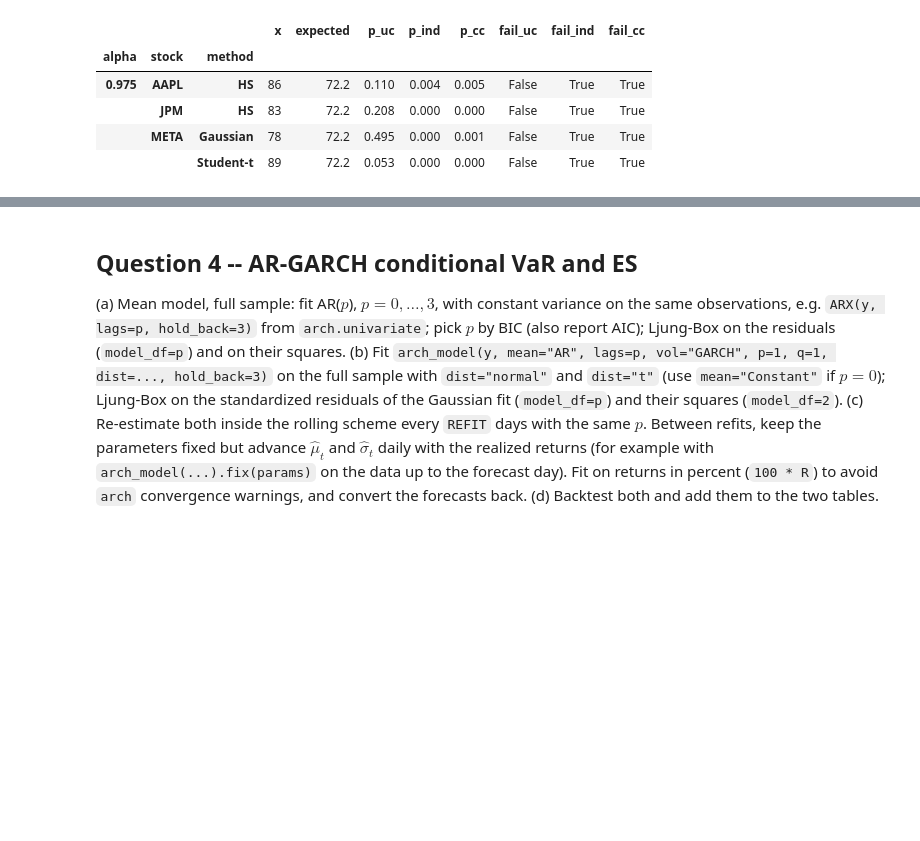
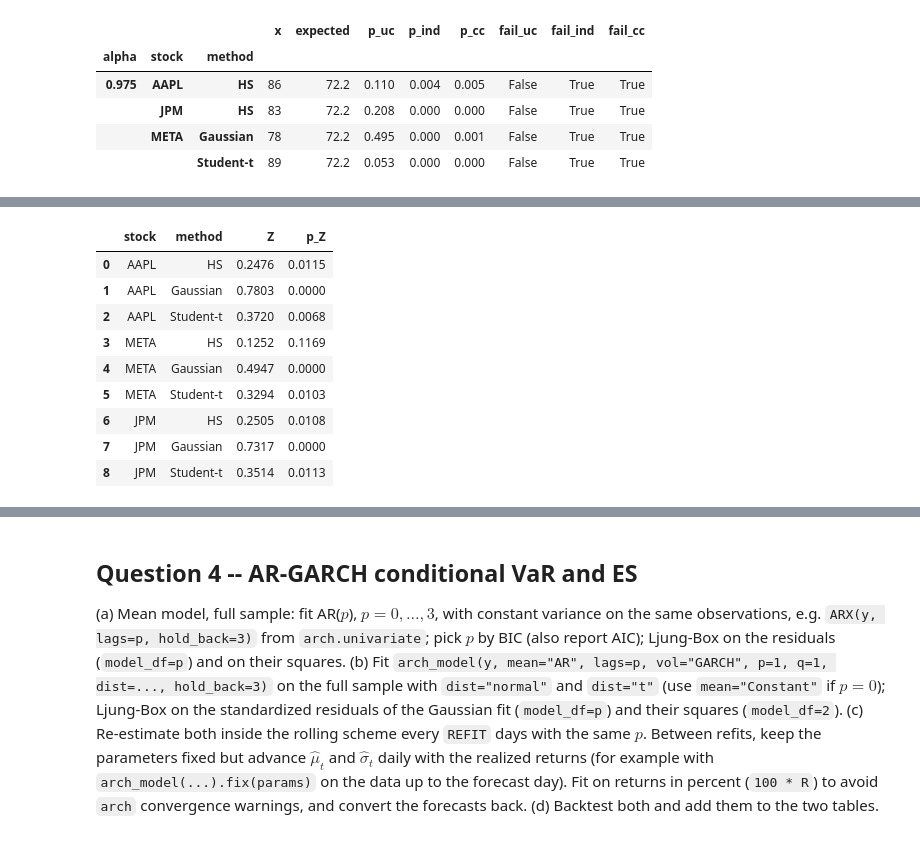
Before and after one commit to gpadidee/Project-QRM, a Jupyter notebook: Project_template.ipynb, the cells around one changed output, grey strips where cells are left out. Saved outputs shown, nothing was run; the diff lists cells and outputs as text; code cells hidden in the pictures; blank space fills up the shorter version.

```diff
--- a/Project_template.ipynb
+++ b/Project_template.ipynb
@@ -141,12 +141,17 @@ methods = ["HS", "Gaussian", "Student-t"]
 VaR_fc = {}
 ES_fc = {}
 nu_hist = {}
+dist_params = {}
 
 for tk in TICKERS:
     L = losses[tk].values
     for m in methods:
         VaR_fc[(tk, m)] = []
         ES_fc[(tk, m)] = []
+
+    dist_params[(tk, "Gaussian")] = []
+    dist_params[(tk, "Student-t")] = []
+
     nu_hist[tk] = []
 
     for t in range(EVAL_START, len(L)):
@@ -161,6 +166,16 @@ for tk in TICKERS:
         df_old, loc_old, scale_old = df, loc, scale
         nu_hist[tk].append(df)
 
+        # NEW: save the daily Gaussian parameters
+        mu = np.mean(window)
+        sd = np.std(window, ddof=1)
+
+        dist_params[(tk, "Gaussian")].append((mu, sd))
+
+        # NEW: save the daily Student-t parameters
+        dist_params[(tk, "Student-t")].append((df, loc, scale))
+
+
         for m, (var, ES) in zip(methods, [hs_risk(window), normal_risk(window), student_risk(df, loc, scale)]):
             VaR_fc[(tk, m)].append(var)
             ES_fc[(tk, m)].append(ES)
@@ -294,0 +380,66 @@ display(verdict[verdict["fail_uc"] != verdict["fail_cc"]].round(3))
+# %%
+# Question 3(c)
+
+alpha = 0.975
+es_rows = []
+
+for tk in TICKERS:
+
+    L = losses[tk].values
+
+    # Reconstruct all 2,888 historical windows
+    windows = np.stack([L[t - WINDOW:t] for t in range(EVAL_START, len(L))])
+
+    for method in methods:
+
+        VaR = VaR_fc[(tk, method)][alpha].values
+        ES = ES_fc[(tk, method)][alpha].values
+
+        # 1 Observed Z statistic
+        observed_Z = acerbi_szekely_Z(eval_loss[tk].values, VaR, ES, alpha)
+
+        # 2 Prepare model-specific parameters
+        if method == "HS":
+            params = None
+
+        elif method == "Gaussian":
+            params_array = np.asarray(dist_params[(tk, method)])
+
+            mu = params_array[:, 0]
+            sd = params_array[:, 1]
+
+            params = (mu, sd)
+
+        elif method == "Student-t":
+            params_array = np.asarray(dist_params[(tk, method)])
+
+            df = params_array[:, 0]
+            loc = params_array[:, 1]
+            scale = params_array[:, 2]
+
+            params = (df, loc, scale)
+
+        # 3 Monte Carlo simulation
+        p_value, Z_sim = simulate_acerbi_szekely(observed_Z=observed_Z, method=method, windows=windows,
+            VaR=VaR,
+            ES=ES,
+            alpha=alpha,
+            params=params
+        )
+
+        es_rows.append({"stock": tk, "method": method, "Z": observed_Z, "p_Z": p_value})
+
+        print(
+            f"{tk} | {method} | "
+            f"Z = {observed_Z:.4f} | "
+            f"p-value = {p_value:.4f}"
+        )
+
+
+# Results table
+table_es = pd.DataFrame(es_rows)
+
+display(table_es.round(4))
+
+table_es.to_csv(OUT_DIR / "q3_es_backtest.csv", index=False)
+# %% [output]
@@ -294,0 +455,10 @@ display(verdict[verdict["fail_uc"] != verdict["fail_cc"]].round(3))
+|  | stock | method | Z | p_Z |
+| 0 | AAPL | HS | 0.2476 | 0.0115 |
+| 1 | AAPL | Gaussian | 0.7803 | 0.0000 |
+| 2 | AAPL | Student-t | 0.3720 | 0.0068 |
+| 3 | META | HS | 0.1252 | 0.1169 |
+| 4 | META | Gaussian | 0.4947 | 0.0000 |
+| 5 | META | Student-t | 0.3294 | 0.0103 |
+| 6 | JPM | HS | 0.2505 | 0.0108 |
+| 7 | JPM | Gaussian | 0.7317 | 0.0000 |
+| 8 | JPM | Student-t | 0.3514 | 0.0113 |
```
Also changed, not shown: parts of 4 cells of this notebook, 2 other files.
